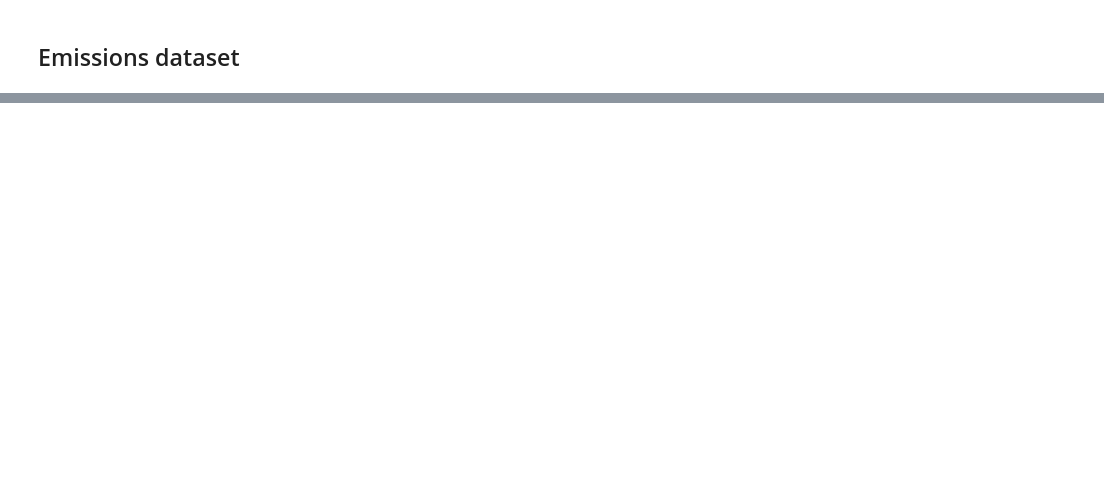
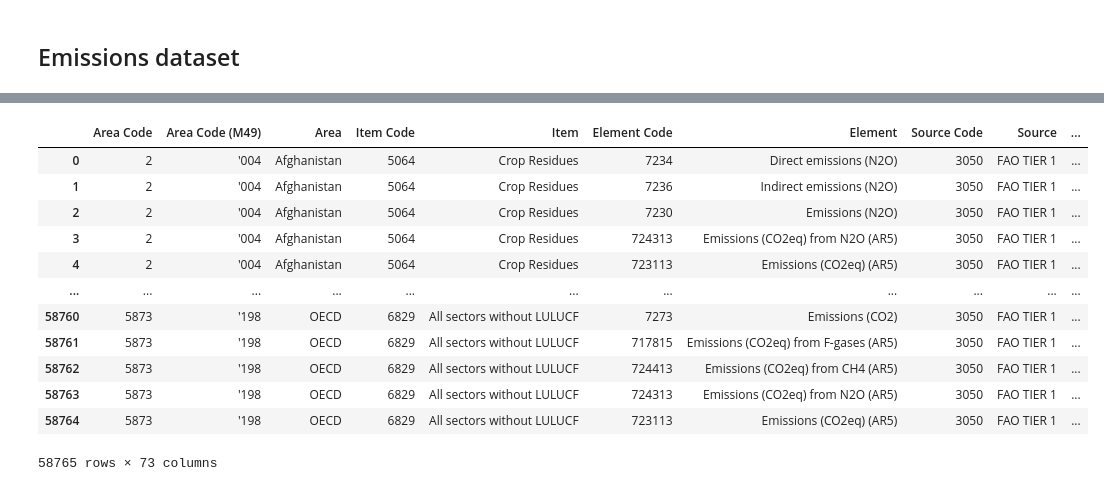
Before and after one commit to AdriPerse/climate-change, a Jupyter notebook: notebooks/Raquel.ipynb, the cells around one changed output, grey strips where cells are left out. Drawn from its saved outputs; the diff is of its cells as text; code cells hidden in the pictures; blank space fills up the shorter version.

```diff
--- a/notebooks/Raquel.ipynb
+++ b/notebooks/Raquel.ipynb
@@ -133,6 +160,6 @@ array(['Afghanistan', 'Albania', 'Algeria', 'Andorra', 'Angola',
 # %% [markdown]
 ## Emissions dataset ##
 # %%
-em_raw = pd.read_csv('../data/FAOSTAT_Emissions_E_All.csv')
+em_raw = pd.read_csv('../data/FAOSTAT_emissions.csv', encoding = 'latin')
 # %%
 em_raw.head()
@@ -146,6 +185,22 @@ em_raw.head()
 # %%
-for col in df_raw.columns:
+#Clean the years
+for col in em_raw.columns:
     if 'F' in col:
-        df_raw.drop(col, axis=1, inplace=True)
+        em_raw.drop(col, axis=1, inplace=True)
     if 'N' in col:
-        df_raw.drop(col, axis=1, inplace=True)
+        em_raw.drop(col, axis=1, inplace=True)
+em_raw
+# %% [output]
+|  | Area Code | Area Code (M49) | Area | Item Code | Item | Element Code | Element | Source Code | Source | ... |
+| 0 | 2 | '004 | Afghanistan | 5064 | Crop Residues | 7234 | Direct emissions (N2O) | 3050 | FAO TIER 1 | ... |
+| 1 | 2 | '004 | Afghanistan | 5064 | Crop Residues | 7236 | Indirect emissions (N2O) | 3050 | FAO TIER 1 | ... |
+| 2 | 2 | '004 | Afghanistan | 5064 | Crop Residues | 7230 | Emissions (N2O) | 3050 | FAO TIER 1 | ... |
+| 3 | 2 | '004 | Afghanistan | 5064 | Crop Residues | 724313 | Emissions (CO2eq) from N2O (AR5) | 3050 | FAO TIER 1 | ... |
+| 4 | 2 | '004 | Afghanistan | 5064 | Crop Residues | 723113 | Emissions (CO2eq) (AR5) | 3050 | FAO TIER 1 | ... |
+| ... | ... | ... | ... | ... | ... | ... | ... | ... | ... | ... |
+| 58760 | 5873 | '198 | OECD | 6829 | All sectors without LULUCF | 7273 | Emissions (CO2) | 3050 | FAO TIER 1 | ... |
+| 58761 | 5873 | '198 | OECD | 6829 | All sectors without LULUCF | 717815 | Emissions (CO2eq) from F-gases (AR5) | 3050 | FAO TIER 1 | ... |
+| 58762 | 5873 | '198 | OECD | 6829 | All sectors without LULUCF | 724413 | Emissions (CO2eq) from CH4 (AR5) | 3050 | FAO TIER 1 | ... |
+| 58763 | 5873 | '198 | OECD | 6829 | All sectors without LULUCF | 724313 | Emissions (CO2eq) from N2O (AR5) | 3050 | FAO TIER 1 | ... |
+| 58764 | 5873 | '198 | OECD | 6829 | All sectors without LULUCF | 723113 | Emissions (CO2eq) (AR5) | 3050 | FAO TIER 1 | ... |
+58765 rows × 73 columns
```
Also changed, not shown: parts of 14 cells of this notebook.
